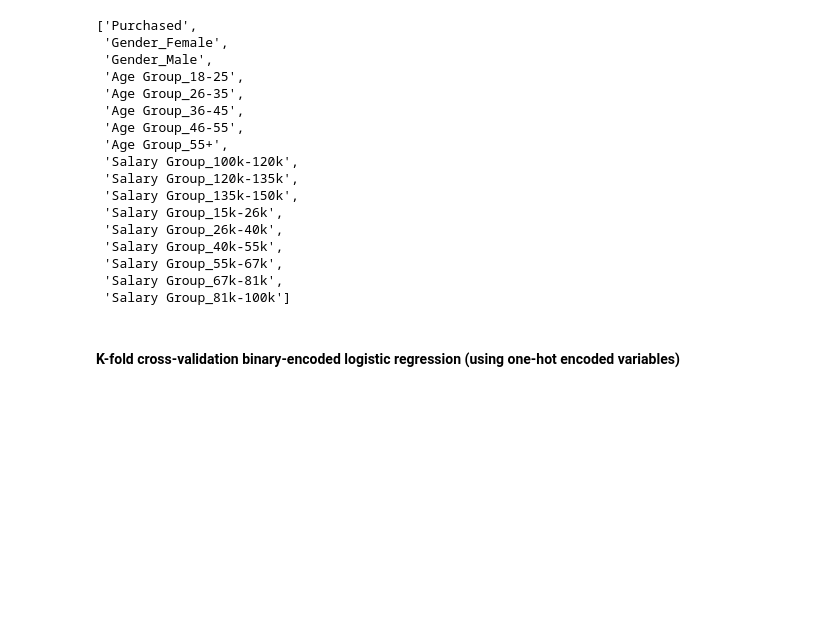
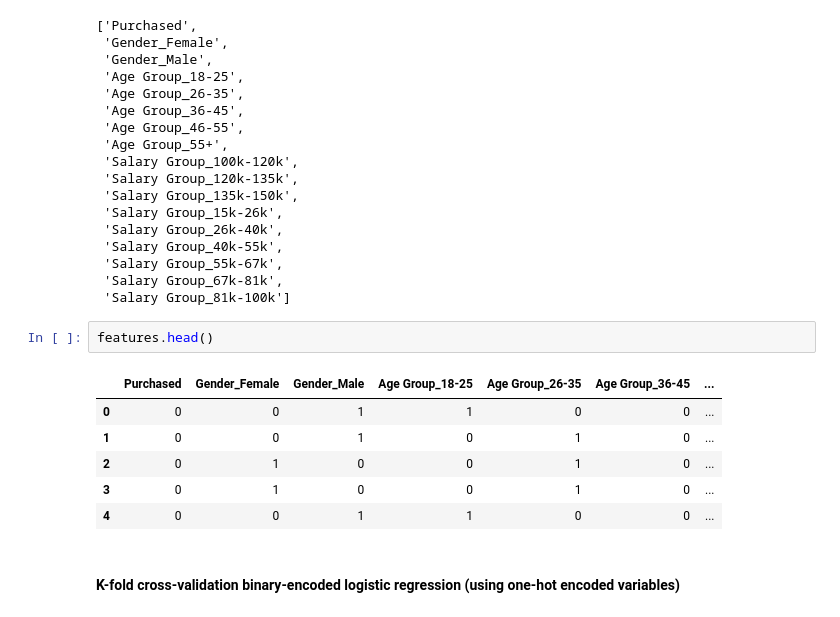
Before and after one commit to cspence001/market-segmentation_purchase-prediction, a Jupyter notebook: notebooks/log-regression_k-folds.ipynb, the cells around one changed output. Drawn from its saved outputs; the diff is of its cells as text; blank space fills up the shorter version.

```diff
--- a/notebooks/log-regression_k-folds.ipynb
+++ b/notebooks/log-regression_k-folds.ipynb
@@ -471,6 +471,15 @@ binary_list
  'Salary Group_55k-67k',
  'Salary Group_67k-81k',
  'Salary Group_81k-100k']
+# %%
+features.head()
+# %% [output]
+|  | Purchased | Gender_Female | Gender_Male | Age Group_18-25 | Age Group_26-35 | Age Group_36-45 | ... |
+| 0 | 0 | 0 | 1 | 1 | 0 | 0 | ... |
+| 1 | 0 | 0 | 1 | 0 | 1 | 0 | ... |
+| 2 | 0 | 1 | 0 | 0 | 1 | 0 | ... |
+| 3 | 0 | 1 | 0 | 0 | 1 | 0 | ... |
+| 4 | 0 | 0 | 1 | 1 | 0 | 0 | ... |
 # %% [markdown]
 <h4>K-fold cross-validation binary-encoded logistic regression (using one-hot encoded variables)
 # %% [markdown]
```
Also changed, not shown: parts of 1 cell of this notebook, 2 other files.
